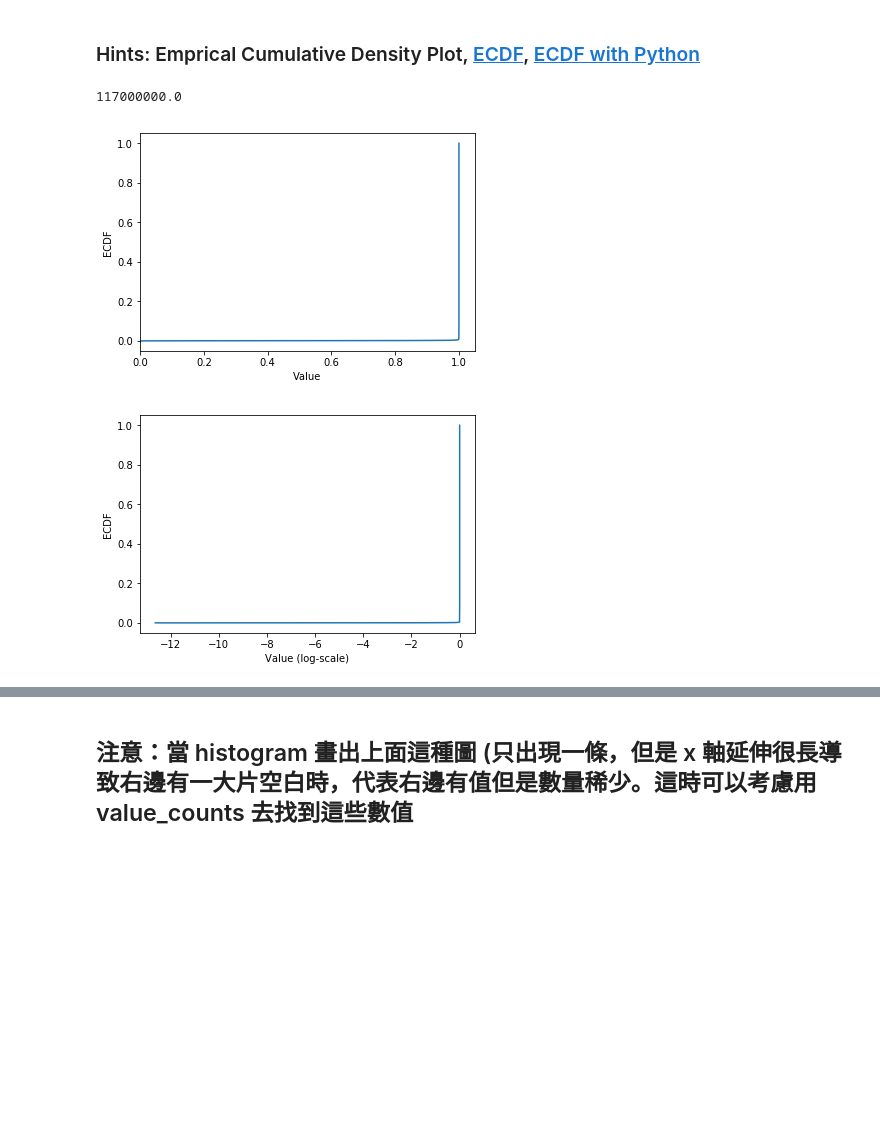
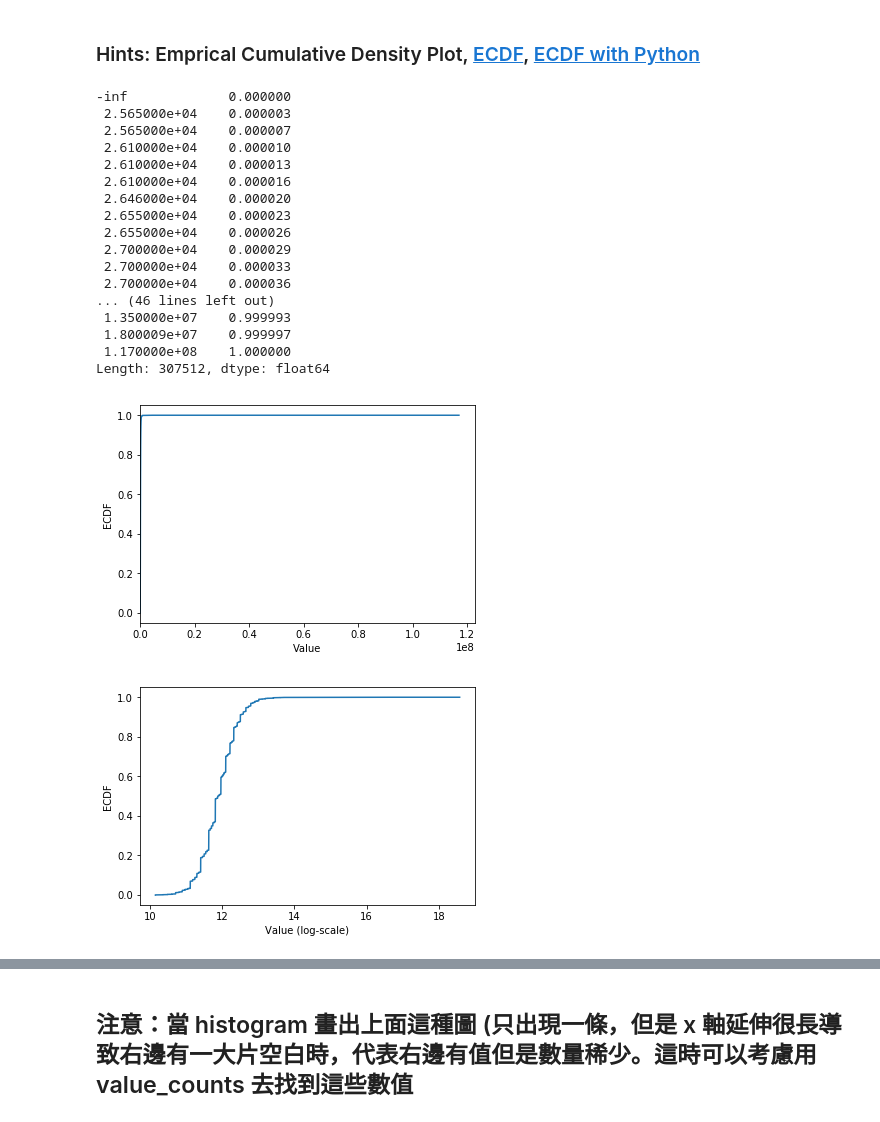
Before and after one commit to samm0130/2nd-ML100Days, a Jupyter notebook: homework/Day_006_HW.ipynb, the cells around one changed output, grey strips where cells are left out. Cells and saved outputs as stored; diff of their text form; code cells hidden in the pictures; blank space fills up the shorter version.

```diff
--- a/homework/Day_006_HW.ipynb
+++ b/homework/Day_006_HW.ipynb
@@ -93,33 +93,49 @@ import statsmodels.api as sm
 # %%
 # 最大值離平均與中位數很遠
 
 import statsmodels.api as sm
 # 繪製 Empirical Cumulative Density Plot (ECDF)
 
 cdf = sm.distributions.ECDF(app_train['AMT_INCOME_TOTAL'])
-cdf= pd.Series(cdf.x, index=cdf.y)
-print cdf.max()
+cdf= pd.Series(cdf.y, index=cdf.x)
+print cdf
 #plt.plot(list(cdf.index), cdf)
 plt.plot(list(cdf.index), cdf/cdf.max())
 plt.xlabel('Value')
 plt.ylabel('ECDF')
-plt.xlim([cdf.index.min(), cdf.index.max() * 1.05]) # 限制顯示圖片的範圍
+plt.xlim([cdf.index[1], cdf.index.max() * 1.05]) # 限制顯示圖片的範圍
 plt.ylim([-0.05,1.05]) # 限制顯示圖片的範圍
 
 plt.show()
 
 # 改變 y 軸的 Scale, 讓我們可以正常檢視 ECDF
 plt.plot(np.log(list(cdf.index)), cdf/cdf.max())
 plt.xlabel('Value (log-scale)')
 plt.ylabel('ECDF')
 
 plt.ylim([-0.05,1.05]) # 限制顯示圖片的範圍
 
 plt.show()
 # %% [output]
-117000000.0
+-inf             0.000000
+ 2.565000e+04    0.000003
+ 2.565000e+04    0.000007
+ 2.610000e+04    0.000010
+ 2.610000e+04    0.000013
+ 2.610000e+04    0.000016
+ 2.646000e+04    0.000020
+ 2.655000e+04    0.000023
+ 2.655000e+04    0.000026
+ 2.700000e+04    0.000029
+ 2.700000e+04    0.000033
+ 2.700000e+04    0.000036
+... (46 lines left out)
+ 1.350000e+07    0.999993
+ 1.800009e+07    0.999997
+ 1.170000e+08    1.000000
+Length: 307512, dtype: float64
-[figure, old version]
+[figure, new version]
-[figure, old version]
+[figure, new version]
 # %% [markdown]
 ## 補充：Normal dist 的 ECDF
 ![ecdf_normal](https://au.mathworks.com/help/examples/stats/win64/PlotEmpiricalCdfAndCompareWithSamplingDistributionExample_01.png)
```
Also changed, not shown: parts of 3 cells of this notebook.
